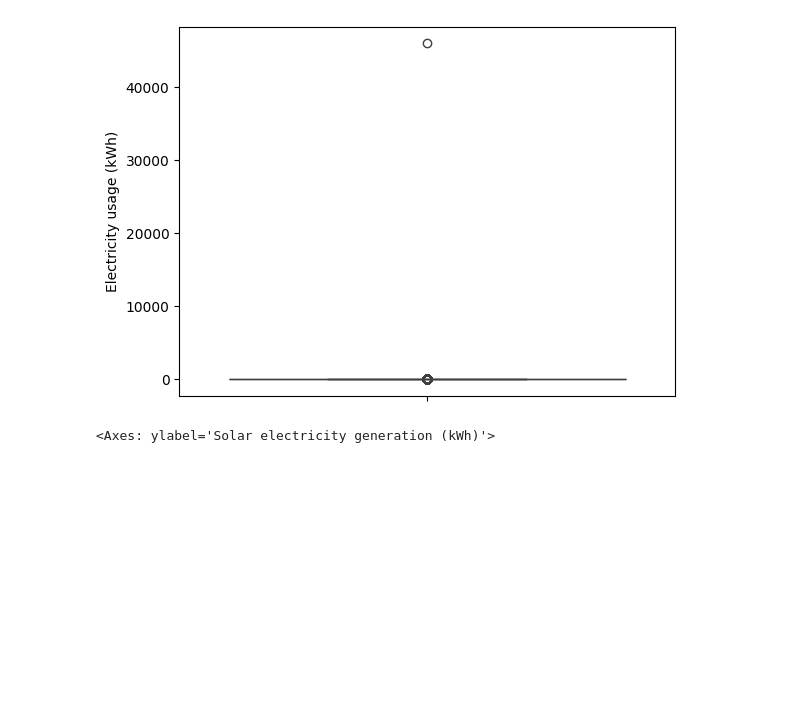
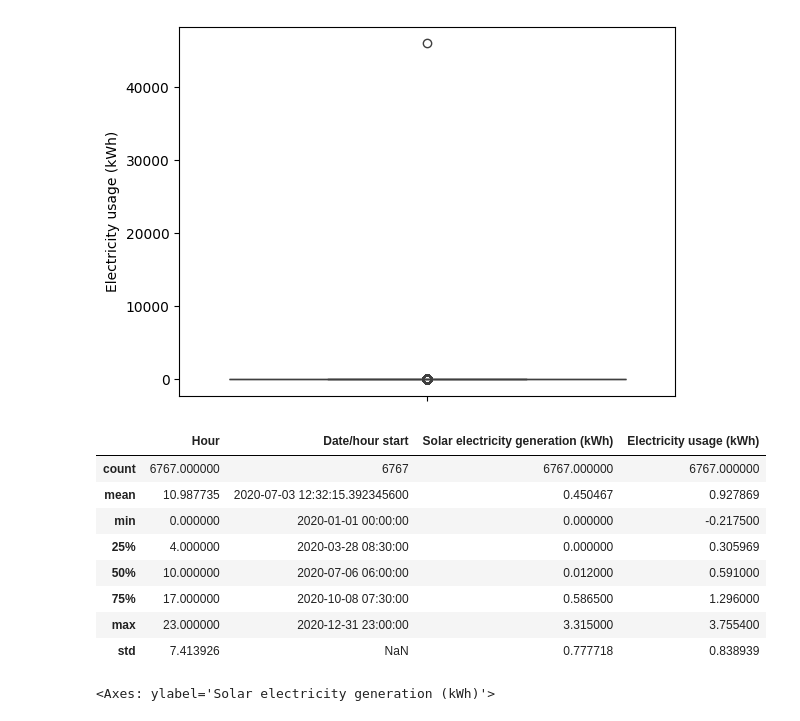
Before and after one commit to mut-rogers/Hackathon-Challenge-Analyzing-Solar-Generation-and-Battery-Usage-, a Jupyter notebook: solar.ipynb, the cells around one changed output. Cells and saved outputs as stored; diff of their text form; code cells hidden in the pictures; blank space fills up the shorter version.

```diff
--- a/solar.ipynb
+++ b/solar.ipynb
@@ -78,6 +79,18 @@ sns.boxplot(data=solar_dataset, y="Electricity usage (kWh)")
 # %% [output]
 <Axes: ylabel='Electricity usage (kWh)'>
 [figure]
+# %%
+solar_dataset.describe()
+# %% [output]
+|  | Hour | Date/hour start | Solar electricity generation (kWh) | Electricity usage (kWh) |
+| count | 6767.000000 | 6767 | 6767.000000 | 6767.000000 |
+| mean | 10.987735 | 2020-07-03 12:32:15.392345600 | 0.450467 | 0.927869 |
+| min | 0.000000 | 2020-01-01 00:00:00 | 0.000000 | -0.217500 |
+| 25% | 4.000000 | 2020-03-28 08:30:00 | 0.000000 | 0.305969 |
+| 50% | 10.000000 | 2020-07-06 06:00:00 | 0.012000 | 0.591000 |
+| 75% | 17.000000 | 2020-10-08 07:30:00 | 0.586500 | 1.296000 |
+| max | 23.000000 | 2020-12-31 23:00:00 | 3.315000 | 3.755400 |
+| std | 7.413926 | NaN | 0.777718 | 0.838939 |
 # %%
 sns.boxplot(data=solar_dataset, y="Solar electricity generation (kWh)")
 # %% [output]
```
Also changed, not shown: parts of 11 cells of this notebook.
